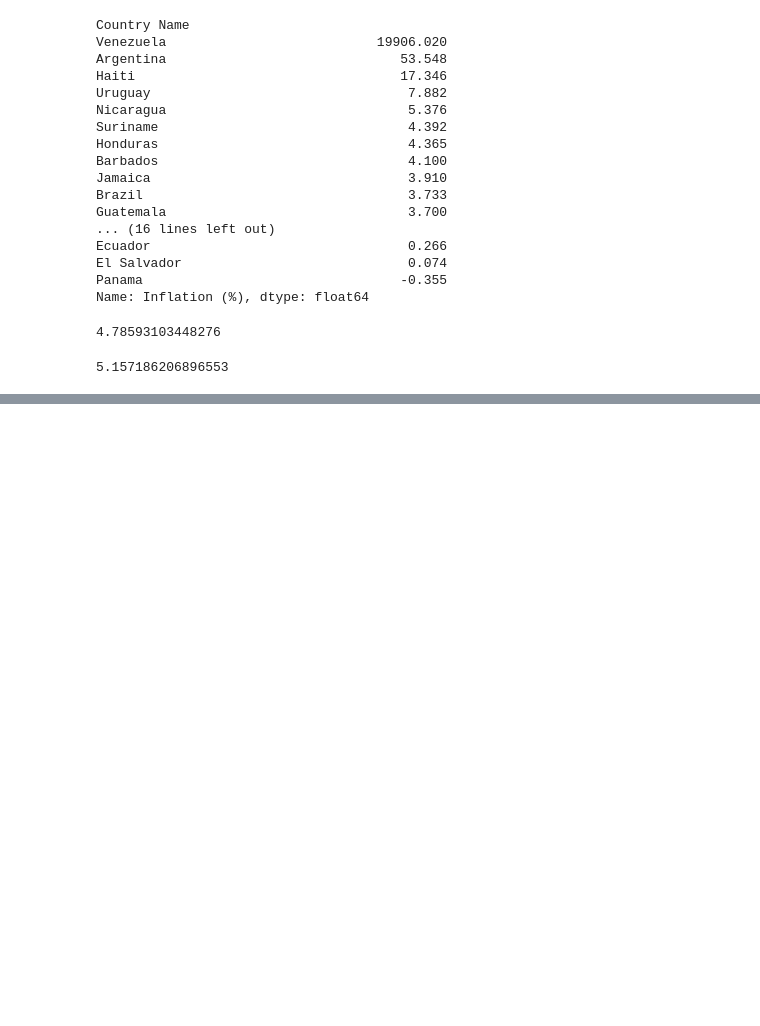
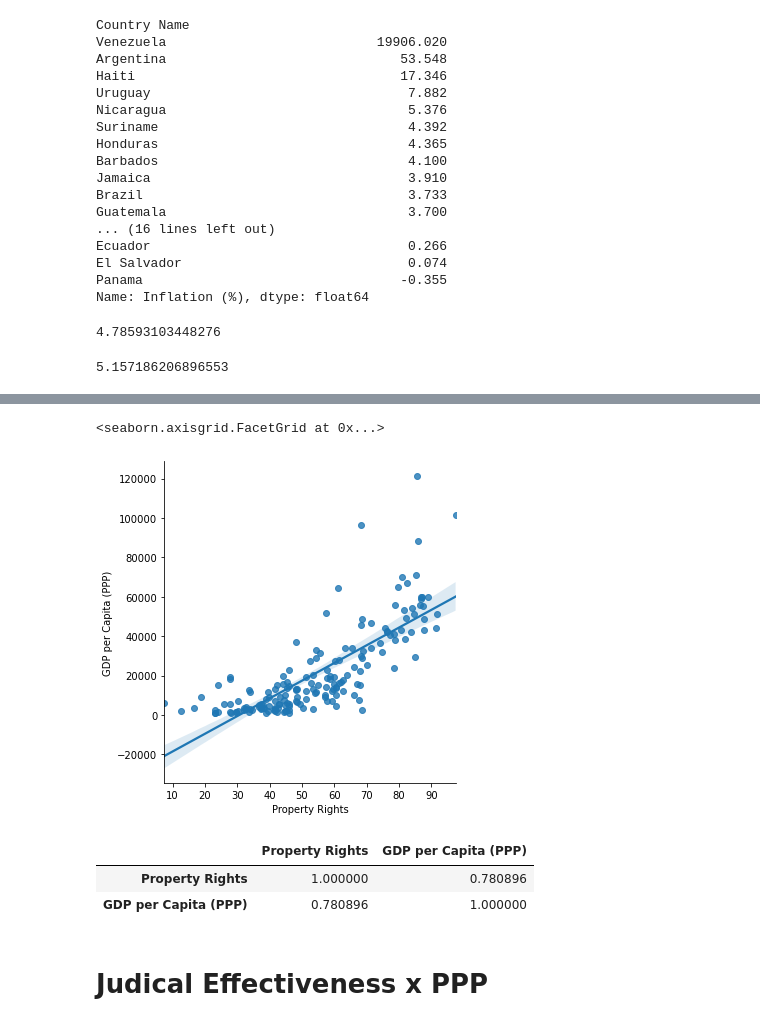
Before and after one commit to IgorComune/HeritageFoundation, a Jupyter notebook: Heritage Foundation Index.ipynb, the cells around one changed output, grey strips where cells are left out. Drawn from its saved outputs; the diff is of its cells as text; code cells hidden in the pictures; blank space fills up the shorter version.

```diff
--- a/Heritage Foundation Index.ipynb
+++ b/Heritage Foundation Index.ipynb
@@ -312,0 +451,3 @@ df1_transposed
+# %%
+#setting the indexes for group them
+heritage3.set_index(['Region','Country Name'])
@@ -312,0 +469,4 @@ df1_transposed
+# %%
+#grouping countries by region
+countries_region = heritage3.groupby(['Region','Country Name']).sum()
+countries_region
@@ -312,0 +588,3 @@ df1_transposed
+# %%
+#the dataset grouped by Region and its countries
+countries_region.reset_index(inplace=True)
@@ -312,0 +593,3 @@ df1_transposed
+# %%
+rp_ppp = countries_region[['Region','Country Name','Property Rights','GDP per Capita (PPP)']]
+rp_ppp
@@ -312,0 +621,14 @@ df1_transposed
+# %%
+sns.lmplot(data=rp_ppp, x='Property Rights',y='GDP per Capita (PPP)')
+#sns.lmplot(data=countries_sorted, x='World Rank',y='GDP per Capita (PPP)', legend=True)
+# %% [output]
+<seaborn.axisgrid.FacetGrid at 0x...>
+[figure, added]
+# %%
+rp_ppp.corr(method='pearson')
+# %% [output]
+|  | Property Rights | GDP per Capita (PPP) |
+| Property Rights | 1.000000 | 0.780896 |
+| GDP per Capita (PPP) | 0.780896 | 1.000000 |
+# %% [markdown]
+# Judical Effectiveness x PPP
```
Also changed, not shown: parts of 56 cells of this notebook.
